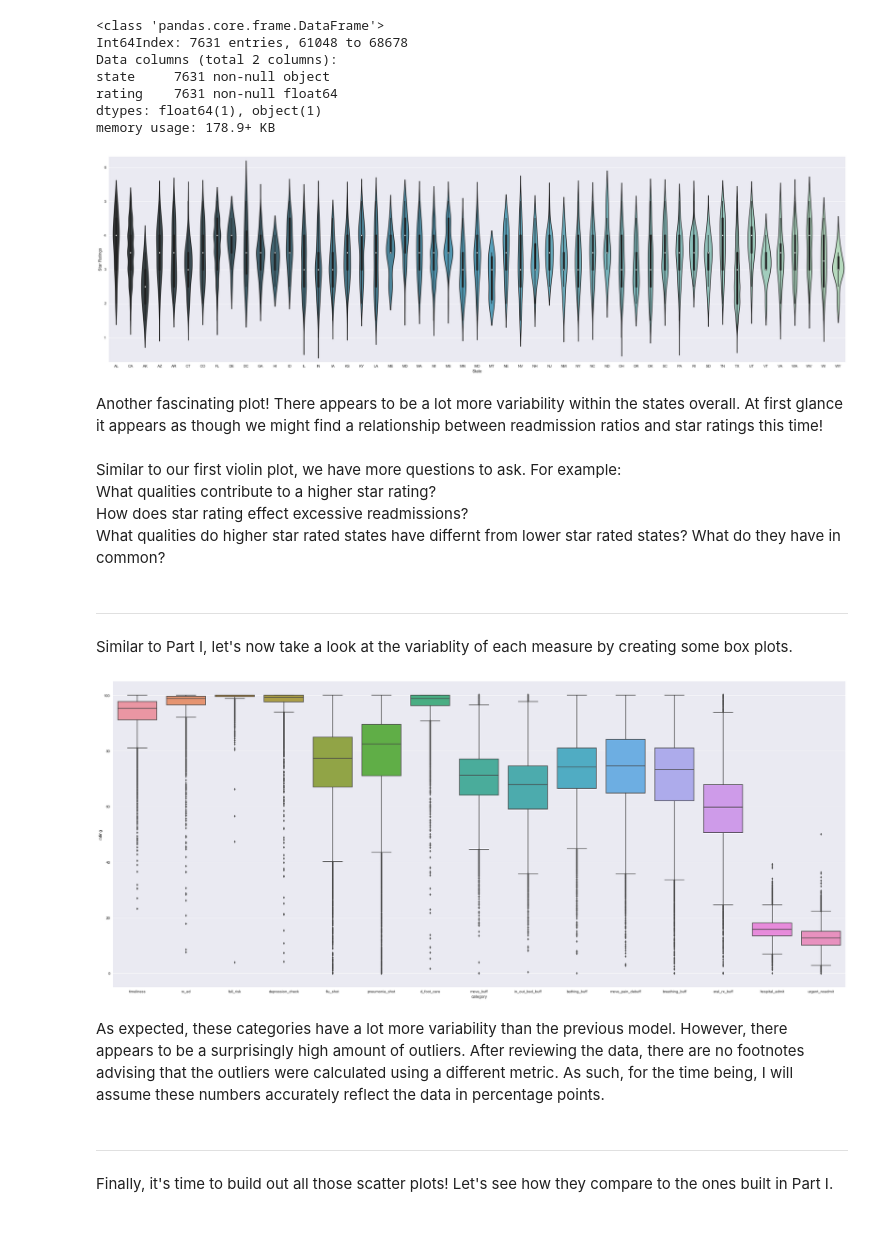
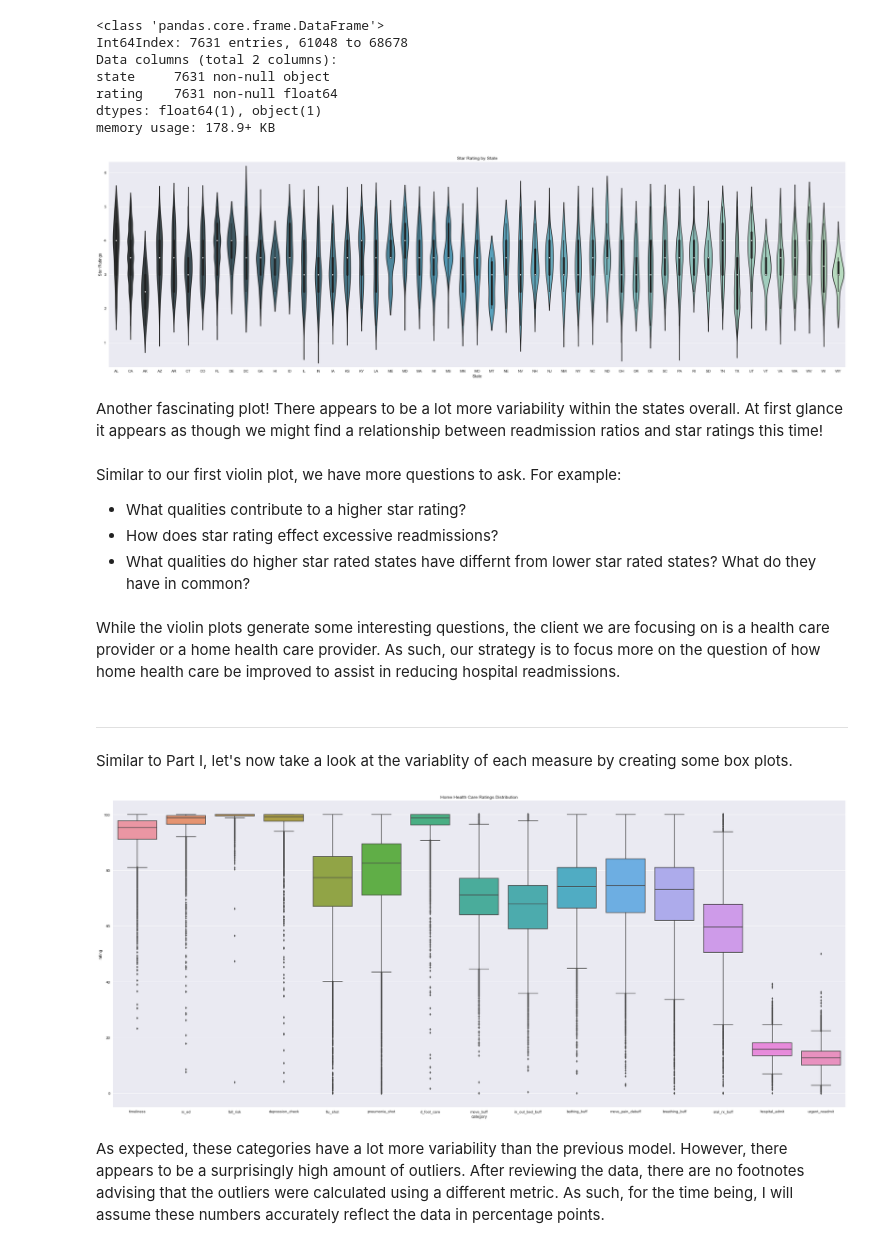
Before and after one commit to jsking751/Capstone_1, a Jupyter notebook: EDA and Analysis/Capstone1_EDA_Part_2.ipynb, the cells around one changed output. Saved outputs shown, nothing was run; the diff lists cells and outputs as text; code cells hidden in the pictures.

```diff
--- a/EDA and Analysis/Capstone1_EDA_Part_2.ipynb
+++ b/EDA and Analysis/Capstone1_EDA_Part_2.ipynb
@@ -197,16 +205,19 @@ plt.subplots(0,figsize=(35,10))
 _= sns.violinplot(x='state', y='rating', data=star_rate, palette='GnBu_d')
 _ = plt.xlabel('State')
 _ = plt.ylabel('Star Ratings')
+_ = plt.title('Star Rating by State')
 plt.margins(.02)
 plt.show()
 # %% [output]
-[figure, old version]
+[figure, new version]
 # %% [markdown]
 Another fascinating plot!  There appears to be a lot more variability within the states overall.  At first glance it appears as though we might find a relationship between readmission ratios and star ratings this time!<br><br>
 Similar to our first violin plot, we have more questions to ask.  For example:<br>
-What qualities contribute to a higher star rating?<br>
-How does star rating effect excessive readmissions?<br>
-What qualities do higher star rated states have differnt from lower star rated states?  What do they have in common?
+-   What qualities contribute to a higher star rating?<br>
+-   How does star rating effect excessive readmissions?<br>
+-   What qualities do higher star rated states have differnt from lower star rated states?  What do they have in common?
+# %% [markdown]
+While the violin plots generate some interesting questions, the client we are focusing on is a health care provider or a home health care provider.  As such, our strategy is to focus more on the question of how home health care be improved to assist in reducing hospital readmissions.
 # %% [markdown]
 ***
 Similar to Part I, let's now take a look at the variablity of each measure by creating some box plots.
@@ -219,12 +230,10 @@ hhc_melt.columns=('category','rating')
 # %%
 # Plot Box Plots for All Categories to Show Relative Variation
 plt.subplots(0,figsize=(35,15))
 _=sns.boxplot(x='category',y='rating',data=hhc_melt)
+_= plt.title('Home Health Care Ratings Distribution')
 plt.show()
 # %% [output]
-[figure, old version]
+[figure, new version]
 # %% [markdown]
 As expected, these categories have a lot more variability than the previous model.  However, there appears to be a surprisingly high amount of outliers.  After reviewing the data, there are no footnotes advising that the outliers were calculated using a different metric.  As such, for the time being, I will assume these numbers accurately reflect the data in percentage points.
-# %% [markdown]
-***
-Finally, it's time to build out all those scatter plots!  Let's see how they compare to the ones built in Part I.
```
Also changed, not shown: parts of 32 cells of this notebook.
